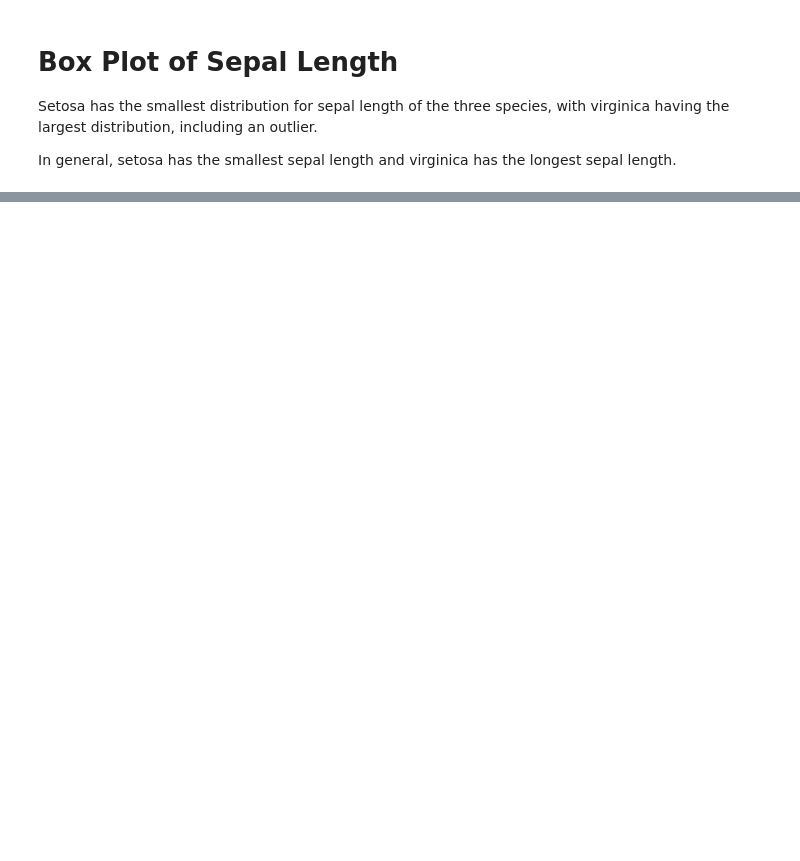
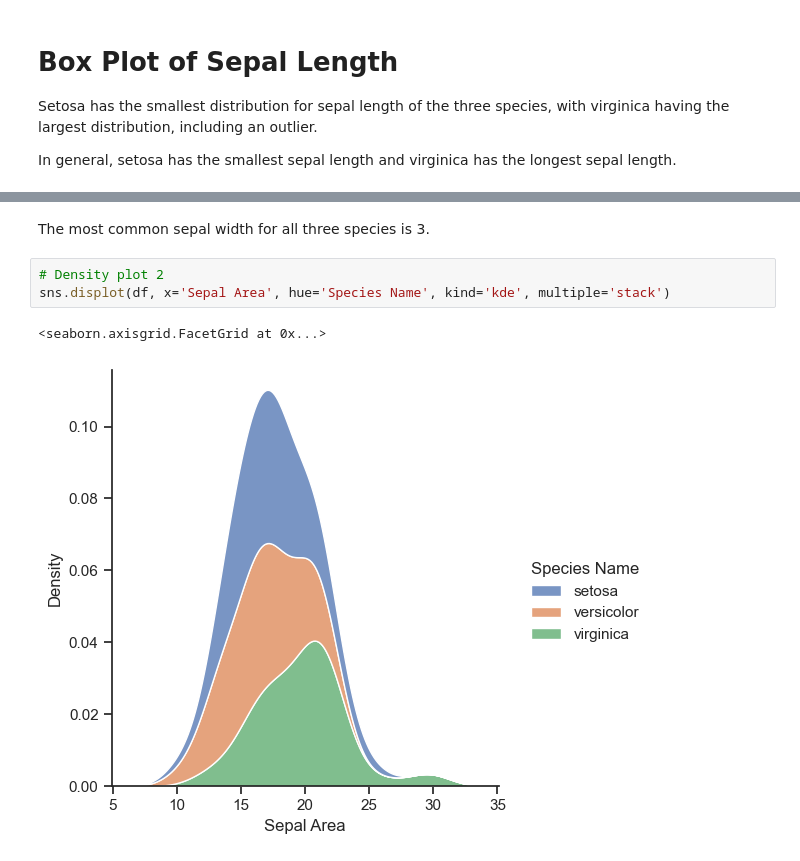
Before and after one commit to nhansen23/datafun-04-jupyter, a Jupyter notebook: nicole_eda.ipynb, the cells around one changed output, grey strips where cells are left out. Saved outputs shown, nothing was run; the diff lists cells and outputs as text; blank space fills up the shorter version.

```diff
--- a/nicole_eda.ipynb
+++ b/nicole_eda.ipynb
@@ -141,0 +207,8 @@ virginica has the longest sepal length.
+# %% [markdown]
+The most common sepal width for all three species is 3.
+# %%
+# Density plot 2
+sns.displot(df, x='Sepal Area', hue='Species Name', kind='kde', multiple='stack')
+# %% [output]
+<seaborn.axisgrid.FacetGrid at 0x...>
+[figure, added]
```
Also changed, not shown: parts of 9 cells of this notebook.
